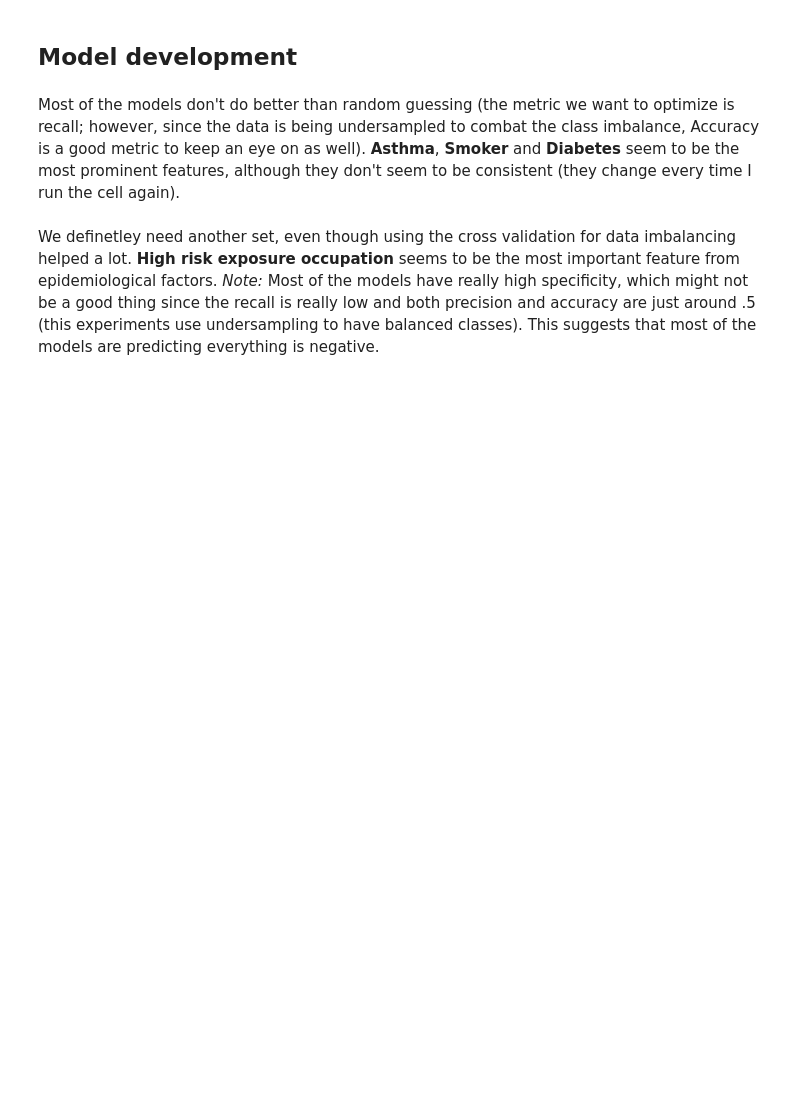
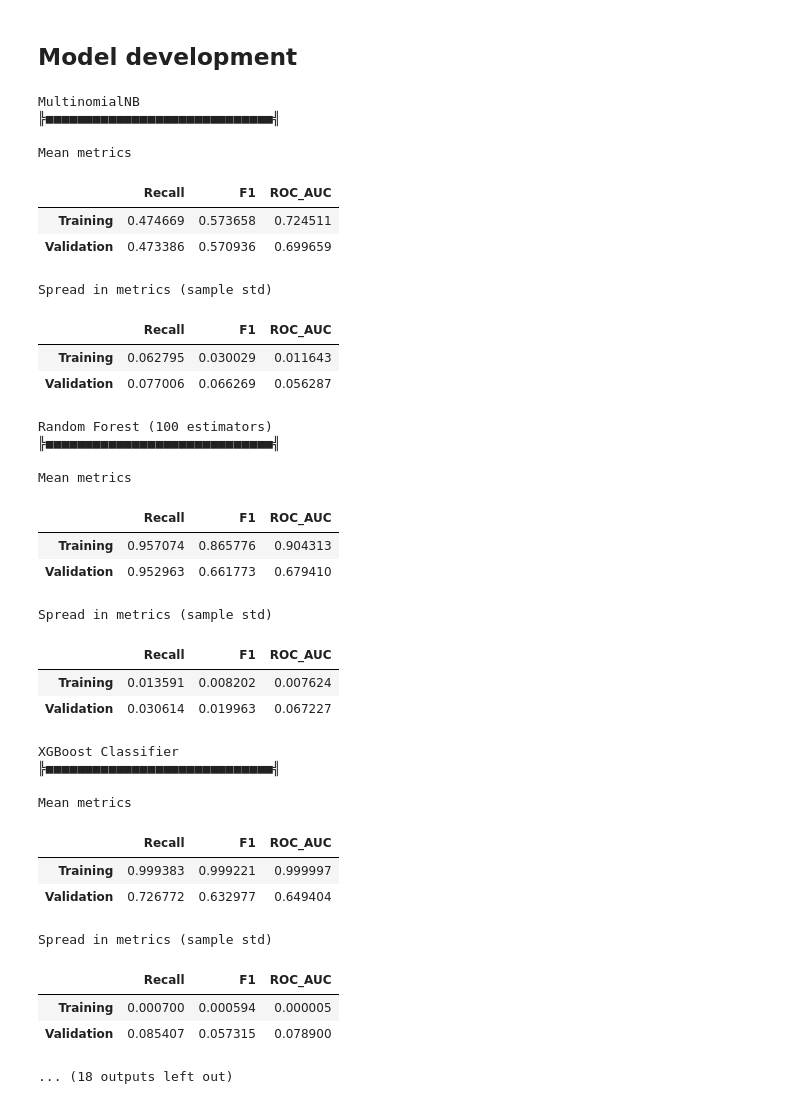
Before and after one commit to Sir-Slade/covid_prediction_project, a Jupyter notebook: PredictorExperimentsClean.ipynb, the cells around one changed output. Drawn from its saved outputs; the diff is of its cells as text; code cells hidden in the pictures; blank space fills up the shorter version.

```diff
--- a/PredictorExperimentsClean.ipynb
+++ b/PredictorExperimentsClean.ipynb
@@ -165,8 +165,8 @@ def cross_validation_class_ratios(data_x, data_y, model, folds, ratio_negatives_
         valid_x = pd.concat([rest_of_x[data_y == "Negative"].sample(fold_size_neg), data_x.loc[positive_index[start:end]]], axis=0) # 'loc' instead of 'iloc' because the indexes are treated as labels, not numbers
         valid_y = data_y[valid_x.index]
 
-        imputer.fit_transform(train_x, train_y)
-        imputer.transform(valid_x)
+        train_x = imputer.fit_transform(train_x, train_y)
+        valid_x = imputer.transform(valid_x)
 
         model.fit(train_x, train_y)
 
@@ -223,10 +223,7 @@ def run_models(data_x, data_y, models, folds=10, ratio_negatives_to_positives=-1
     for model in models:
         print(Fore.RED, model, Fore.BLACK, sep="")
         try:
-            if(ratio_negatives_to_positives >= 1):
-                results_mean, results_std = cross_validation_class_ratios(data_x, data_y, models[model], folds, ratio_negatives_to_positives)
-            else:
-                results_mean, results_std = cross_validation_normal(data_x, data_y, models[model], folds, sample_weights)
+            results_mean, results_std = cross_validation_class_ratios(data_x, data_y, models[model], folds, ratio_negatives_to_positives)
 
             result_table[0,i] = results_mean[1]
             result_table[1,i] = results_std[1]
@@ -243,9 +240,11 @@ def run_models(data_x, data_y, models, folds=10, ratio_negatives_to_positives=-1
 
     display(pd.DataFrame(result_table[0], index=models.keys(), columns=["Recall", "F1", "ROC_AUC"]))
 
-    # The 2 in here is an aproximation of the t/z critical value (1.96 for z, and 2.2 for 9 degrees of freedom, so 2 is a good indication for certainty above 90%, reaching towards 95%)
-    lower_bound_df = pd.DataFrame((result_table[0]- 2*(result_table[1] / np.sqrt(folds))).astype("str"), index=models.keys(), columns=["Recall", "F1", "ROC_AUC"]) # We use a value of 2 stds for a 95% confidence level
-    upper_bound_df = pd.DataFrame((result_table[0]+ 2*(result_table[1] / np.sqrt(folds))).astype("str"), index=models.keys(), columns=["Recall", "F1", "ROC_AUC"])
+    #The conficdence interval
+    lower_array = np.around(result_table[0]- 2*(result_table[1] / np.sqrt(folds)), decimals=4)
+    upper_array = np.around(result_table[0]+ 2*(result_table[1] / np.sqrt(folds)), decimals=4)
+    lower_bound_df = pd.DataFrame(lower_array.astype("str"), index=models.keys(), columns=["Recall", "F1", "ROC_AUC"]) # We use a value of 2 stds for a 95% confidence level
+    upper_bound_df = pd.DataFrame(upper_array.astype("str"), index=models.keys(), columns=["Recall", "F1", "ROC_AUC"])
     interval_df = lower_bound_df + "-" + upper_bound_df
 
     display(interval_df)
@@ -260,7 +259,7 @@ def eval_final_performance(train_x, train_y, test_x, test_y, model, threshold=.5
     imp_x = test_x.copy()
     imp_x["pam"] = calculate_pam(imp_x)
     imp_x = imp_x[selected_dataset.columns]
-    imputer.transform(imp_x)
+    imp_x = imputer.transform(imp_x)
     print("Imputing done... training model")
     model.fit(X_resample, y_resample)
     print("Training done... predictiong results")
@@ -275,6 +274,10 @@ def eval_final_performance(train_x, train_y, test_x, test_y, model, threshold=.5
 
     random_stratified = DummyClassifier(strategy="stratified")
     random_stratified.fit(X_resample, y_resample)
+
+    print("Confusion matrix")
+    confusion_matrix(test_y, preds)
+
     pd.DataFrame([get_metrics(y_resample, t_preds), get_metrics(test_y, preds), get_metrics(test_y, random_even.predict(imp_x)), get_metrics(test_y, random_stratified.predict(imp_x))],
                  index=["Training Data", "Test Data", "Random 50/50", "Random stratified"], columns=["Accuracy", "Recall", "Precision", "Specificiy", "F1"])
 # %% [markdown]
@@ -397,18 +418,48 @@ selected_features
 ## Model development
 # %%
 models ={
-    "Dummy Random" : DummyClassifier(strategy="uniform"), #does not have predict_proba
-    "MultinomialNB" : MultinomialNB(alpha=0, class_prior=(.5, .5)),
+    "MultinomialNB" : GaussianNB(priors=(.5, .5)),
     "Random Forest (100 estimators)" : RandomForestClassifier(min_samples_leaf=100),
-    "XGBoost Classifier" : XGBAdapter(n_estimators=500),
+    "XGBoost Classifier" : XGBAdapter(n_estimators=100),
     "SVM" : SVC(kernel='linear', probability=True),
     "KNN" : KNeighborsClassifier(n_neighbors=100, weights="distance"),
-    "Logistic Regression" : LogisticRegression()
+    "Logistic Regression" : LogisticRegression(),
+    "Ada Boost" : AdaBoostClassifier()
 }
-# %% [markdown]
-Most of the models don't do better than random guessing (the metric we want to optimize is recall; however, since the data is being undersampled to combat the class imbalance, Accuracy is a good metric to keep an eye on as well). <b>Asthma</b>, <b>Smoker</b> and <b>Diabetes</b> seem to be the most prominent features, although they don't seem to be consistent (they change every time I run the cell again).
-# %%
-comorb_ef = pd.concat([comorb.drop(columns="smoker"), e_factors.drop(columns="age")], axis=1)
-run_models(comorb_ef, y[comorb_ef.index], models, ratio_negatives_to_positives = 1)
-# %% [markdown]
-We definetley need another set, even though using the cross validation for data imbalancing helped a lot. <b>High risk exposure occupation</b> seems to be the most important feature from epidemiological factors. <i>Note:</i> Most of the models have really high specificity, which might not be a good thing since the recall is really low and both precision and accuracy are just around .5 (this experiments use undersampling to have balanced classes). This suggests that most of the models are predicting everything is negative.
+# %%
+run_models(X, y, models, folds=30, ratio_negatives_to_positives=1)
+# %% [output]
+MultinomialNB
+╠■■■■■■■■■■■■■■■■■■■■■■■■■■■■■╣
+
+Mean metrics
+|  | Recall | F1 | ROC_AUC |
+| Training | 0.474669 | 0.573658 | 0.724511 |
+| Validation | 0.473386 | 0.570936 | 0.699659 |
+Spread in metrics (sample std)
+|  | Recall | F1 | ROC_AUC |
+| Training | 0.062795 | 0.030029 | 0.011643 |
+| Validation | 0.077006 | 0.066269 | 0.056287 |
+Random Forest (100 estimators)
+╠■■■■■■■■■■■■■■■■■■■■■■■■■■■■■╣
+
+Mean metrics
+|  | Recall | F1 | ROC_AUC |
+| Training | 0.957074 | 0.865776 | 0.904313 |
+| Validation | 0.952963 | 0.661773 | 0.679410 |
+Spread in metrics (sample std)
+|  | Recall | F1 | ROC_AUC |
+| Training | 0.013591 | 0.008202 | 0.007624 |
+| Validation | 0.030614 | 0.019963 | 0.067227 |
+XGBoost Classifier
+╠■■■■■■■■■■■■■■■■■■■■■■■■■■■■■╣
+
+Mean metrics
+|  | Recall | F1 | ROC_AUC |
+| Training | 0.999383 | 0.999221 | 0.999997 |
+| Validation | 0.726772 | 0.632977 | 0.649404 |
+Spread in metrics (sample std)
+|  | Recall | F1 | ROC_AUC |
+| Training | 0.000700 | 0.000594 | 0.000005 |
+| Validation | 0.085407 | 0.057315 | 0.078900 |
+... (18 outputs left out)
```
Also changed, not shown: parts of 9 cells of this notebook, 1 other file.
